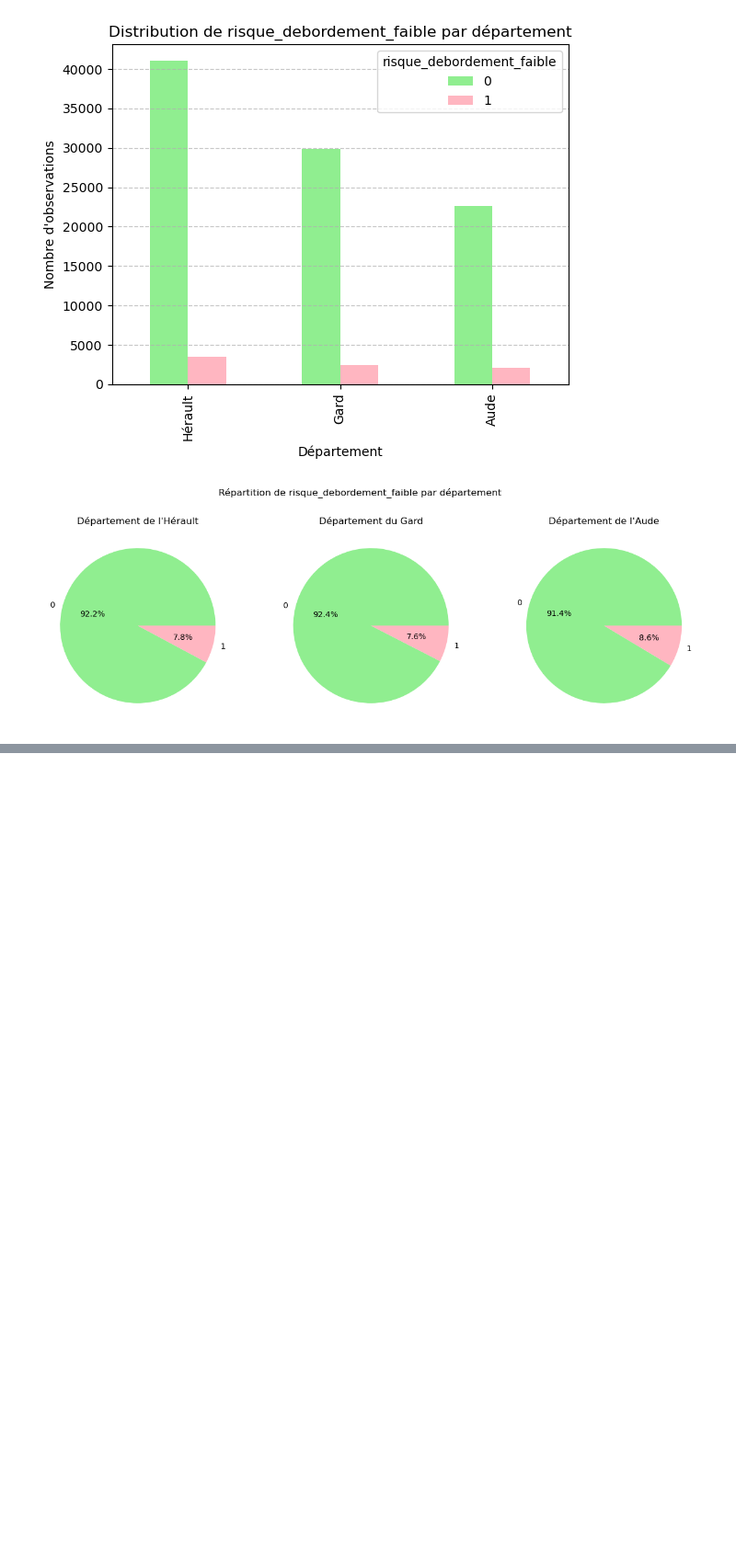
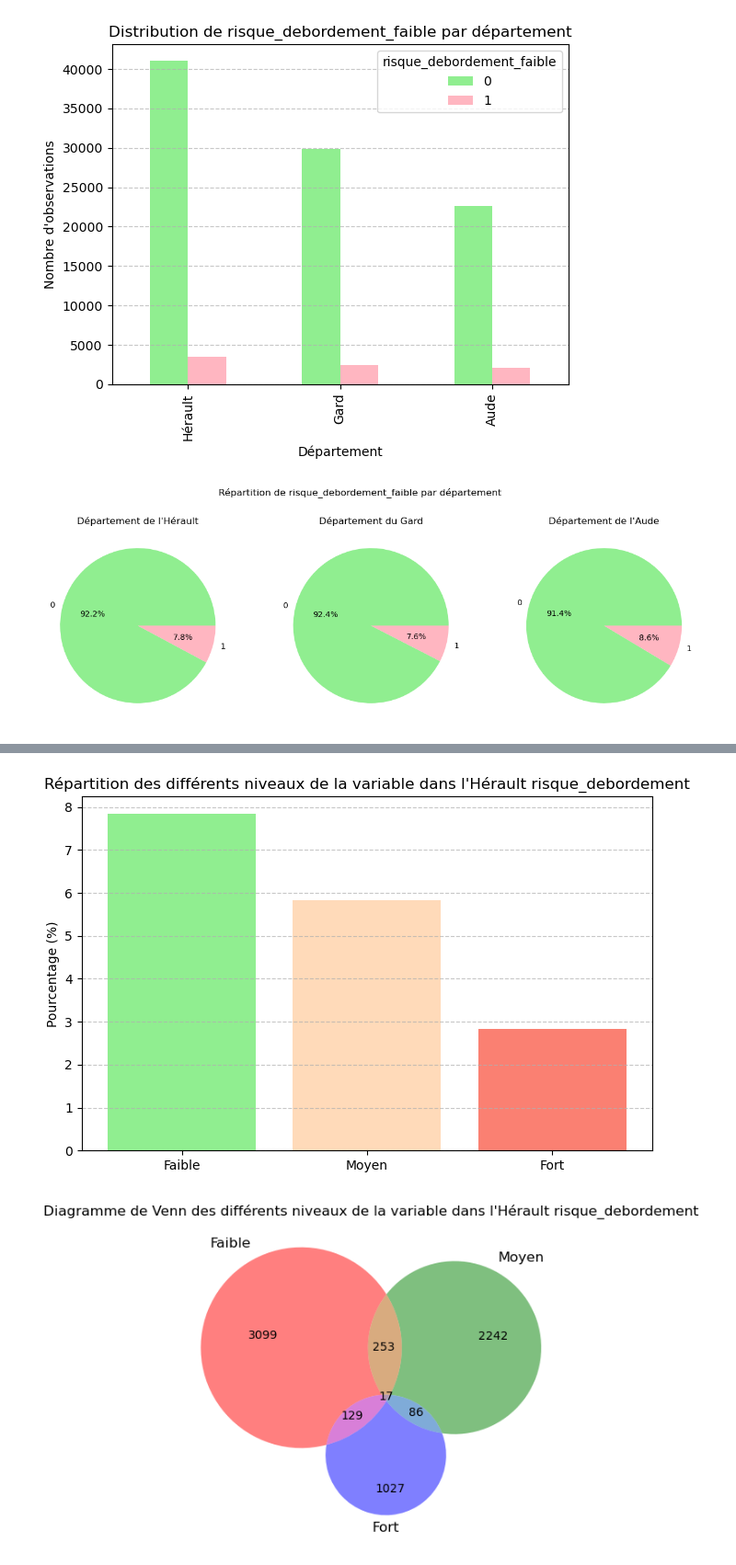
Before and after one commit to ppensier/projet_statapp_inondations, a Jupyter notebook: scripts/stat_data.ipynb, the cells around one changed output, grey strips where cells are left out. Shown at 92% size. Drawn from its saved outputs; the diff is of its cells as text; code cells hidden in the pictures; blank space fills up the shorter version.

```diff
--- a/scripts/stat_data.ipynb
+++ b/scripts/stat_data.ipynb
@@ -586,7 +605,7 @@ def distribution(df, colonne, binaire,dep):
         plt.suptitle(f"Répartition de {colonne} par département")
         plt.show()
 # %%
-def visualisation_risques(df, risque, dep):
+def visualisation_risques(df, risque, dep, num = 0):
     #Affiche des graphiques pour pouvoir analyser les différents niveaux de risque
 
     if not(dep):
@@ -597,7 +616,6 @@ def visualisation_risques(df, risque, dep):
         moyen = df[risque + "_moyen"].sum() / total * 100
         fort = df[risque + "_fort"].sum() / total * 100
 
-        # Waterfall Chart
         valeurs = [faible, moyen, fort]
         labels = ["Faible", "Moyen", "Fort"]
         colors = ["lightgreen", "peachpuff", "salmon"]
@@ -605,7 +623,16 @@ def visualisation_risques(df, risque, dep):
         plt.figure(figsize=(8, 5))
         plt.bar(labels, valeurs, color=colors)
         plt.ylabel("Pourcentage (%)")
-        plt.title("Répartition des différents niveaux de la variable " + risque)
+
+        if num==11:
+            plt.title("Répartition des différents niveaux de la variable "+ risque +" dans l'Aude ")
+        if num==30:
+            plt.title("Répartition des différents niveaux de la variable "+ risque +" dans le Gard ")
+        if num==34:
+            plt.title("Répartition des différents niveaux de la variable "+ risque +" dans l'Hérault " )
+        if num==0:
+            plt.title("Répartition des différents niveaux de la variable "+ risque +"")
+
         plt.grid(axis='y', linestyle='--', alpha=0.7)
         plt.show()
 
@@ -621,5 +648,32 @@ def visualisation_risques(df, risque, dep):
             df[(df[risque + "_faible"] == 1) & (df[risque + "_moyen"] == 1) & (df[risque + "_fort"] == 1)].shape[0]   # Faible + Moyen +  Fort
         ), set_labels=('Faible', 'Moyen', 'Fort'), alpha=0.5)
 
-        plt.title("Diagramme de Venn des niveaux de la variable " + risque)
+        if num==11:
+            plt.title("Diagramme de Venn des différents niveaux de la variable "+ risque +" dans l'Aude ")
+        if num==30:
+            plt.title("Diagramme de Venn des différents niveaux de la variable "+ risque + " dans le Gard ")
+        if num==34:
+            plt.title("Diagramme de Venn des différents niveaux de la variable " + risque +" dans l'Hérault ")
+        if num==0:
+            plt.title("Diagramme de Venn des différents niveaux de la variable " + risque)
         plt.show()
+
+    else:
+
+        df_her = pd.DataFrame()
+        df_gar = pd.DataFrame()
+        df_aud = pd.DataFrame()
+
+        df_her = df[df["code_departement"] == 34]
+        df_gar = df[df["code_departement"] == 30]
+        df_aud = df[df["code_departement"] == 11]
+
+        # Affichage des graphiques pour chaque département en 3 colonnes
+
+        visualisation_risques(df_her, risque, False, 34)
+
+        visualisation_risques(df_gar, risque, False, 30)
+
+        visualisation_risques(df_aud, risque, False, 11)
+
+        plt.show()
@@ -795,0 +799,5 @@ visualisation_risques(dvf_mairie, "risque_debordement", False)
+# %%
+visualisation_risques(dvf_mairie, "risque_debordement", True)
+# %% [output]
+[figure, added]
+[figure, added]
```
Also changed, not shown: parts of 18 cells of this notebook.
